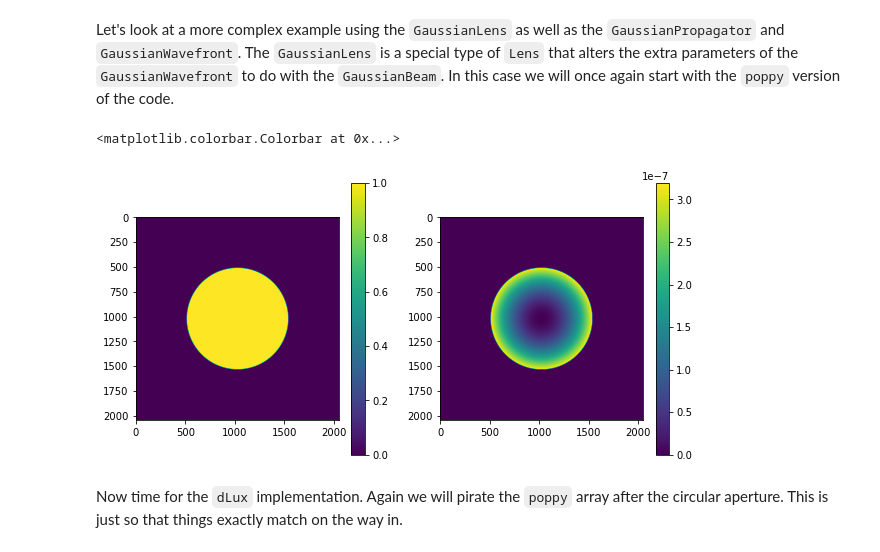
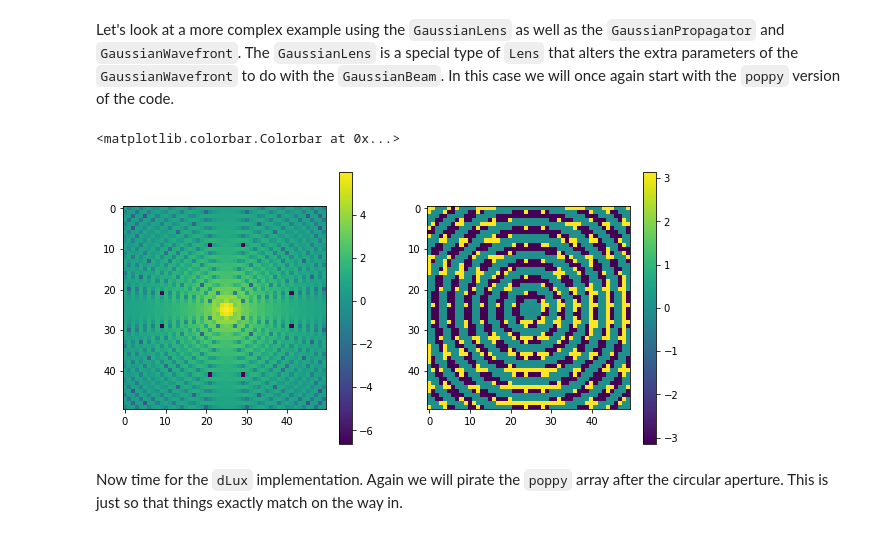
Before and after one commit to anand0xff/dLux, a Jupyter notebook: dLux/dev/FresnelExample.ipynb, the cells around one changed output. Saved outputs shown, nothing was run; the diff lists cells and outputs as text; code cells hidden in the pictures.

```diff
--- a/dLux/dev/FresnelExample.ipynb
+++ b/dLux/dev/FresnelExample.ipynb
@@ -156,20 +156,21 @@ diverging = poppy.QuadraticLens(-1. * u.m)
 wavefront *= aperture
 save = wavefront.wavefront.copy()
 wavefront *= converging
-# wavefront.propagate_fresnel(.5 * u.m)
-# wavefront *= diverging
-# wavefront.propagate_fresnel(wavefront.z_w0 - .5 * u.m)
+wavefront.propagate_fresnel(.5 * u.m)
+wavefront *= diverging
+wavefront.propagate_fresnel(wavefront.z_w0 - .5 * u.m)
 # %%
 pyplot.figure(figsize=(10, 5))
 pyplot.subplot(1, 2, 1)
-pyplot.imshow(wavefront.amplitude)
+pyplot.imshow(np.log(
+    wavefront.amplitude[(1024 - 25):(1024 + 25), (1024 - 25):(1024 + 25)]))
 pyplot.colorbar()
 pyplot.subplot(1, 2, 2)
-pyplot.imshow(wavefront.phase)
+pyplot.imshow(wavefront.phase[(1024 - 25):(1024 + 25), (1024 - 25):(1024 + 25)])
 pyplot.colorbar()
 # %% [output]
 <matplotlib.colorbar.Colorbar at 0x...>
-[figure, old version]
+[figure, new version]
 # %% [markdown]
 Now time for the `dLux` implementation. Again we will pirate the `poppy` array after the circular aperture. This is just so that things exactly match on the way in.
 # %%
```
Also changed, not shown: parts of 7 cells of this notebook, 1 other file.
